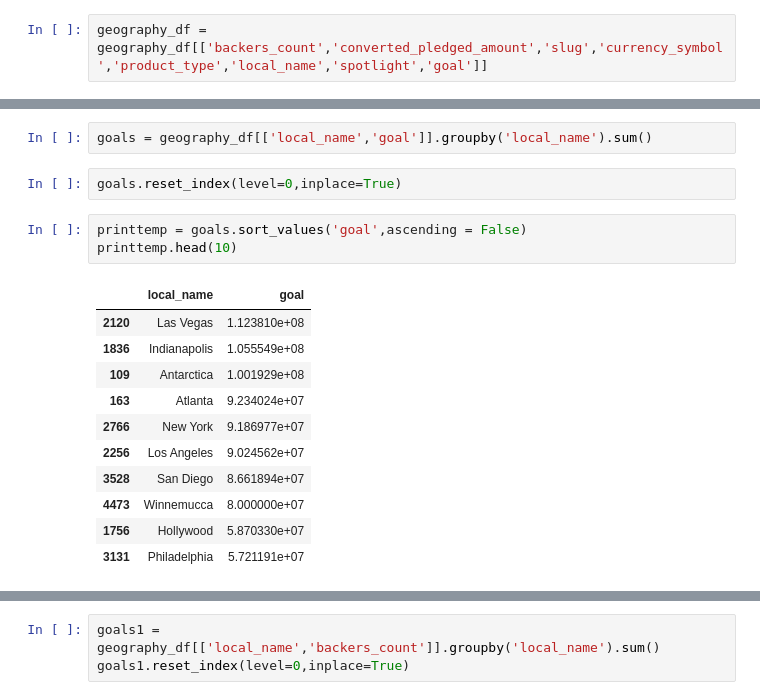
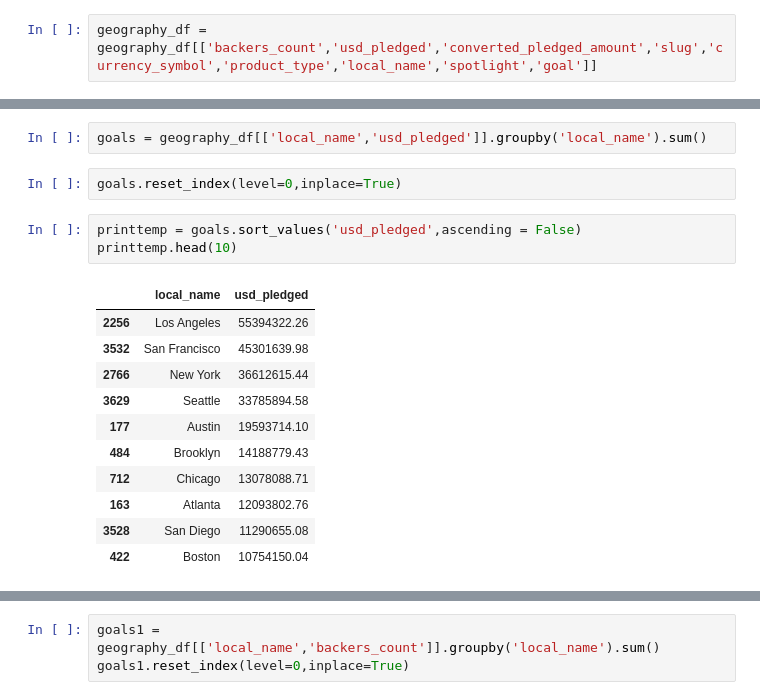
Before and after one commit to end2122/Kickstarter-Project-Analysis-in-R, a Jupyter notebook: kickstarter_code.ipynb, the cells around one changed output, grey strips where cells are left out. Drawn from its saved outputs; the diff is of its cells as text.

```diff
--- a/kickstarter_code.ipynb
+++ b/kickstarter_code.ipynb
@@ -318,25 +305,25 @@ def extract_location(json_obj):
 
 geography_df['local_name']=geography_df['location'].apply(extract_location)
 # %%
-geography_df = geography_df[['backers_count','converted_pledged_amount','slug','currency_symbol','product_type','local_name','spotlight','goal']]
+geography_df = geography_df[['backers_count','usd_pledged','converted_pledged_amount','slug','currency_symbol','product_type','local_name','spotlight','goal']]
 # %%
 geography_df.dropna(axis=0,how='any',inplace=True)
 # %%
-goals = geography_df[['local_name','goal']].groupby('local_name').sum()
+goals = geography_df[['local_name','usd_pledged']].groupby('local_name').sum()
 # %%
 goals.reset_index(level=0,inplace=True)
 # %%
-printtemp = goals.sort_values('goal',ascending = False)
+printtemp = goals.sort_values('usd_pledged',ascending = False)
 printtemp.head(10)
 # %% [output]
-|  | local_name | goal |
-| 2120 | Las Vegas | 1.123810e+08 |
-| 1836 | Indianapolis | 1.055549e+08 |
-| 109 | Antarctica | 1.001929e+08 |
-| 163 | Atlanta | 9.234024e+07 |
-| 2766 | New York | 9.186977e+07 |
-| 2256 | Los Angeles | 9.024562e+07 |
-| 3528 | San Diego | 8.661894e+07 |
-| 4473 | Winnemucca | 8.000000e+07 |
-| 1756 | Hollywood | 5.870330e+07 |
-| 3131 | Philadelphia | 5.721191e+07 |
+|  | local_name | usd_pledged |
+| 2256 | Los Angeles | 55394322.26 |
+| 3532 | San Francisco | 45301639.98 |
+| 2766 | New York | 36612615.44 |
+| 3629 | Seattle | 33785894.58 |
+| 177 | Austin | 19593714.10 |
+| 484 | Brooklyn | 14188779.43 |
+| 712 | Chicago | 13078088.71 |
+| 163 | Atlanta | 12093802.76 |
+| 3528 | San Diego | 11290655.08 |
+| 422 | Boston | 10754150.04 |
```
Also changed, not shown: parts of 10 cells of this notebook.
